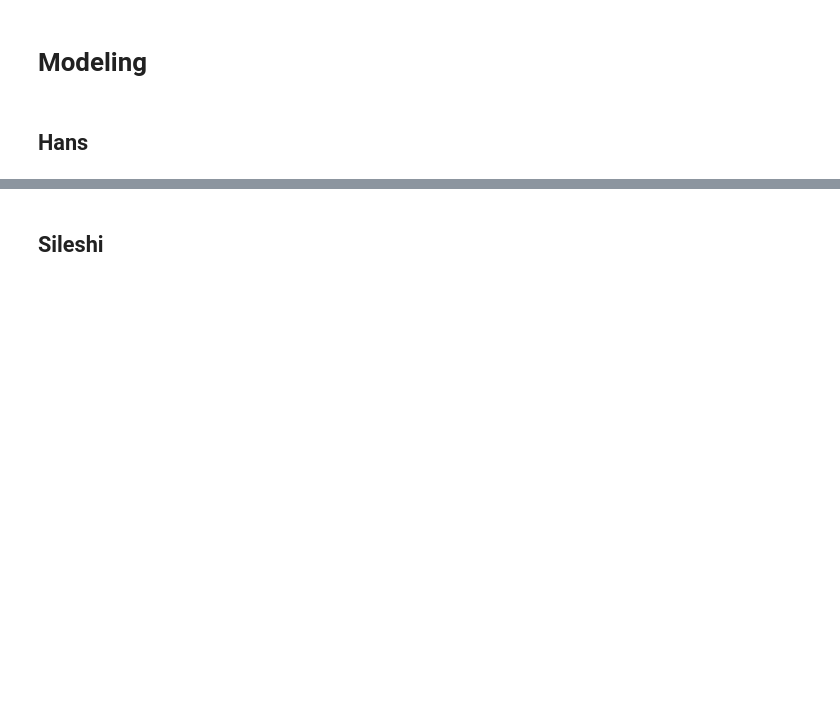
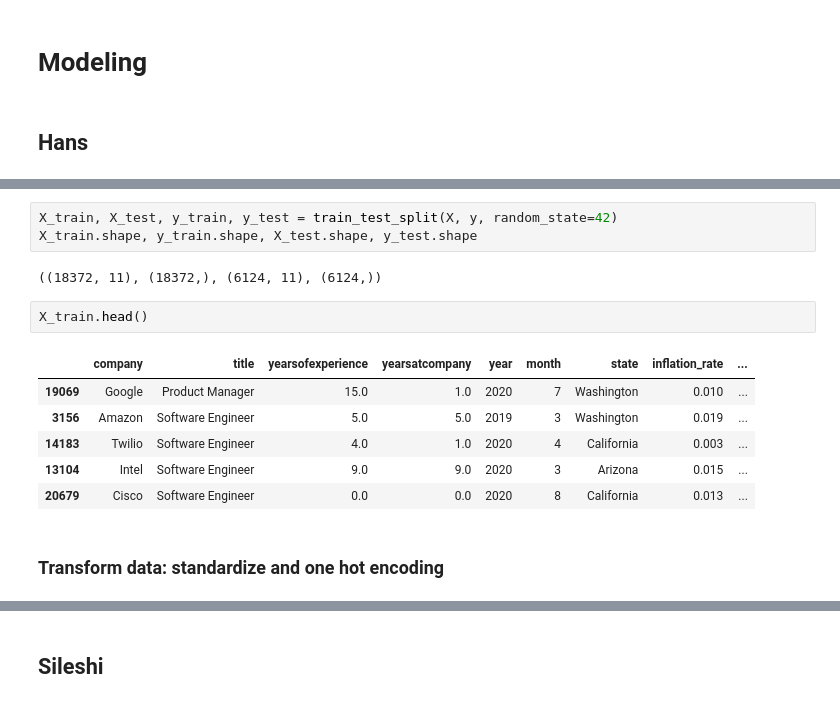
Before and after one commit to mh0805/Group-Project, a Jupyter notebook: Code/MODELING.ipynb, the cells around one changed output, grey strips where cells are left out. Cells and saved outputs as stored; diff of their text form; blank space fills up the shorter version.

```diff
--- a/Code/MODELING.ipynb
+++ b/Code/MODELING.ipynb
@@ -4,0 +106,16 @@
+# %%
+X_train, X_test, y_train, y_test = train_test_split(X, y, random_state=42)
+X_train.shape, y_train.shape, X_test.shape, y_test.shape
+# %% [output]
+((18372, 11), (18372,), (6124, 11), (6124,))
+# %%
+X_train.head()
+# %% [output]
+|  | company | title | yearsofexperience | yearsatcompany | year | month | state | inflation_rate | ... |
+| 19069 | Google | Product Manager | 15.0 | 1.0 | 2020 | 7 | Washington | 0.010 | ... |
+| 3156 | Amazon | Software Engineer | 5.0 | 5.0 | 2019 | 3 | Washington | 0.019 | ... |
+| 14183 | Twilio | Software Engineer | 4.0 | 1.0 | 2020 | 4 | California | 0.003 | ... |
+| 13104 | Intel | Software Engineer | 9.0 | 9.0 | 2020 | 3 | Arizona | 0.015 | ... |
+| 20679 | Cisco | Software Engineer | 0.0 | 0.0 | 2020 | 8 | California | 0.013 | ... |
+# %% [markdown]
+### Transform data: standardize and one hot encoding
```
Also changed, not shown: parts of 63 cells of this notebook.
